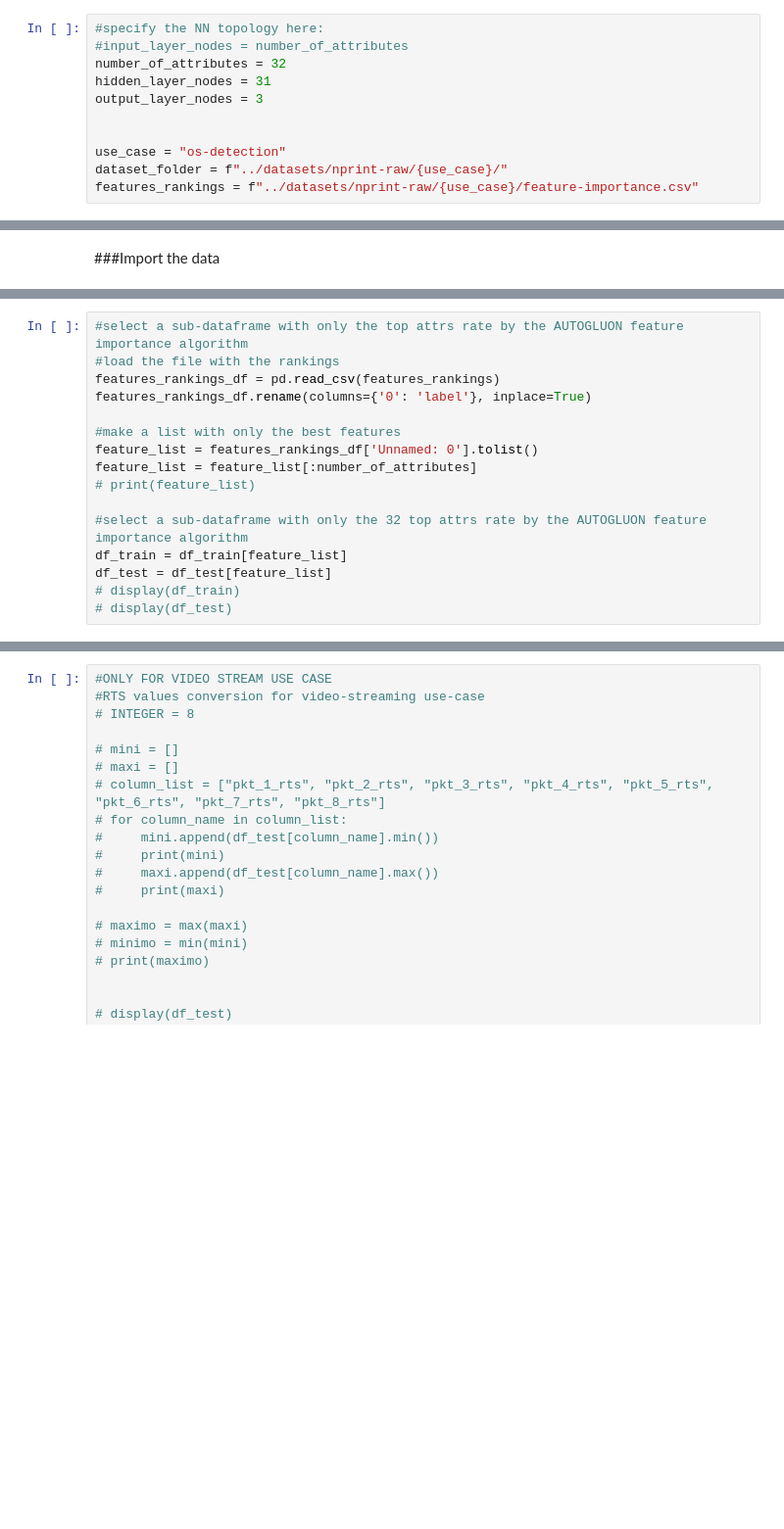
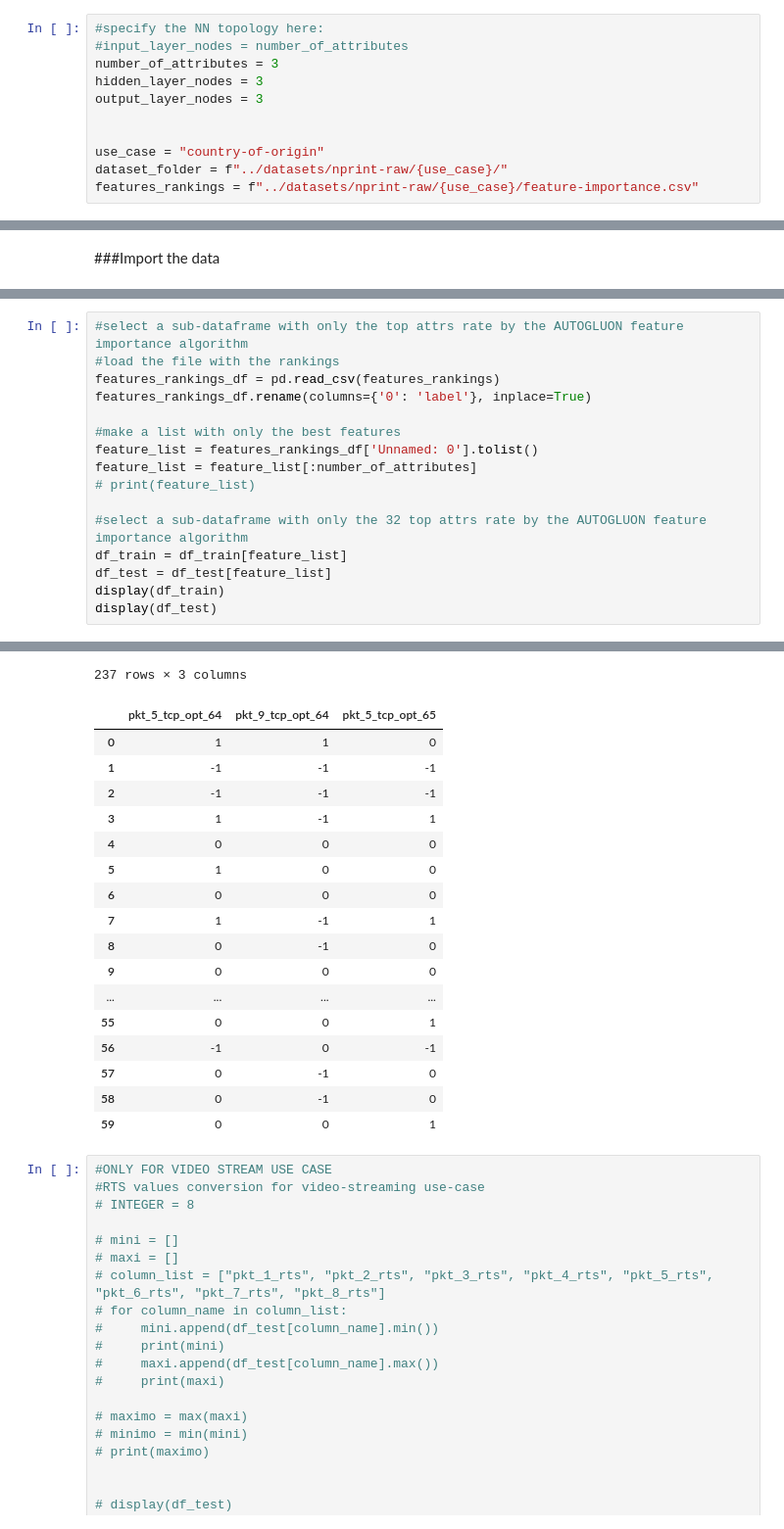
Before and after one commit to VicenteLessa/NeuralP4, a Jupyter notebook: python-notebooks/NN-P4-V2-nPrint-model-gen.ipynb, the cells around one changed output, grey strips where cells are left out. Shown at 98% size. Saved outputs shown, nothing was run; the diff lists cells and outputs as text; blank space fills up the shorter version.

```diff
--- a/python-notebooks/NN-P4-V2-nPrint-model-gen.ipynb
+++ b/python-notebooks/NN-P4-V2-nPrint-model-gen.ipynb
@@ -24,12 +24,12 @@ print(tf.version.VERSION)
 # %%
 #specify the NN topology here:
 #input_layer_nodes = number_of_attributes
-number_of_attributes = 32
-hidden_layer_nodes = 31
+number_of_attributes = 3
+hidden_layer_nodes = 3
 output_layer_nodes = 3
 
 
-use_case = "os-detection"
+use_case = "country-of-origin"
 dataset_folder = f"../datasets/nprint-raw/{use_case}/"
 features_rankings = f"../datasets/nprint-raw/{use_case}/feature-importance.csv"
 # %% [markdown]
@@ -96,5 +100,6 @@ feature_list = feature_list[:number_of_attributes]
 #select a sub-dataframe with only the 32 top attrs rate by the AUTOGLUON feature importance algorithm
 df_train = df_train[feature_list]
 df_test = df_test[feature_list]
-# display(df_train)
-# display(df_test)
+display(df_train)
+display(df_test)
+# %% [output]
@@ -101,3 +118,21 @@ df_test = df_test[feature_list]
+237 rows × 3 columns
+|  | pkt_5_tcp_opt_64 | pkt_9_tcp_opt_64 | pkt_5_tcp_opt_65 |
+| 0 | 1 | 1 | 0 |
+| 1 | -1 | -1 | -1 |
+| 2 | -1 | -1 | -1 |
+| 3 | 1 | -1 | 1 |
+| 4 | 0 | 0 | 0 |
+| 5 | 1 | 0 | 0 |
+| 6 | 0 | 0 | 0 |
+| 7 | 1 | -1 | 1 |
+| 8 | 0 | -1 | 0 |
+| 9 | 0 | 0 | 0 |
+| ... | ... | ... | ... |
+| 55 | 0 | 0 | 1 |
+| 56 | -1 | 0 | -1 |
+| 57 | 0 | -1 | 0 |
+| 58 | 0 | -1 | 0 |
+| 59 | 0 | 0 | 1 |
 # %%
 #ONLY FOR VIDEO STREAM USE CASE
 #RTS values conversion for video-streaming use-case
```
Also changed, not shown: parts of 3 cells of this notebook, 9 other files.
